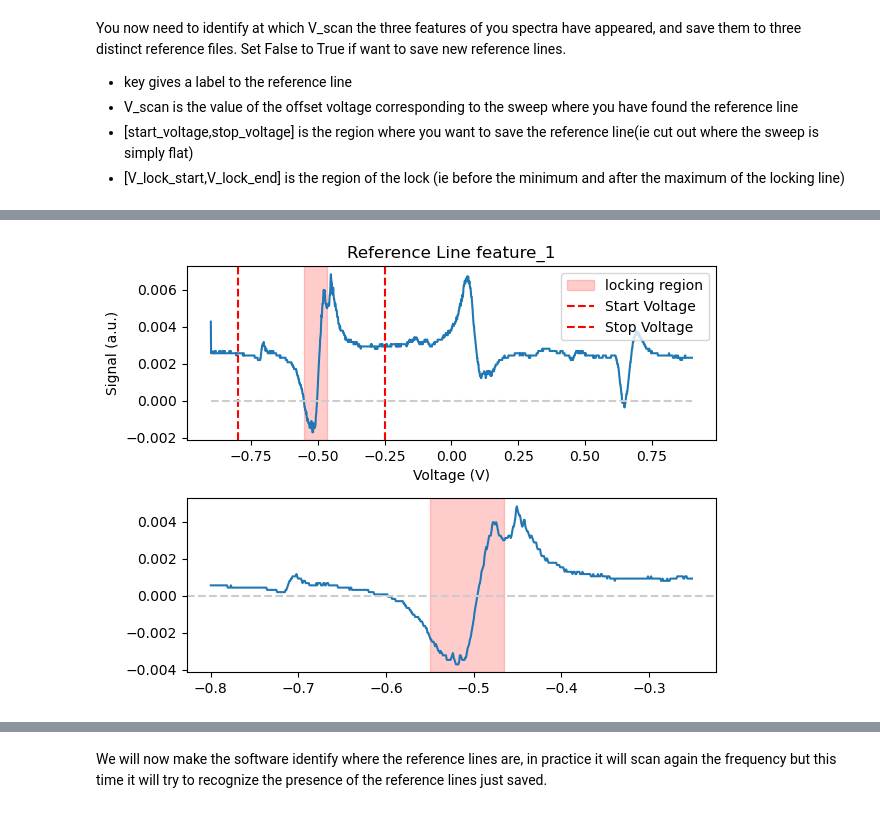
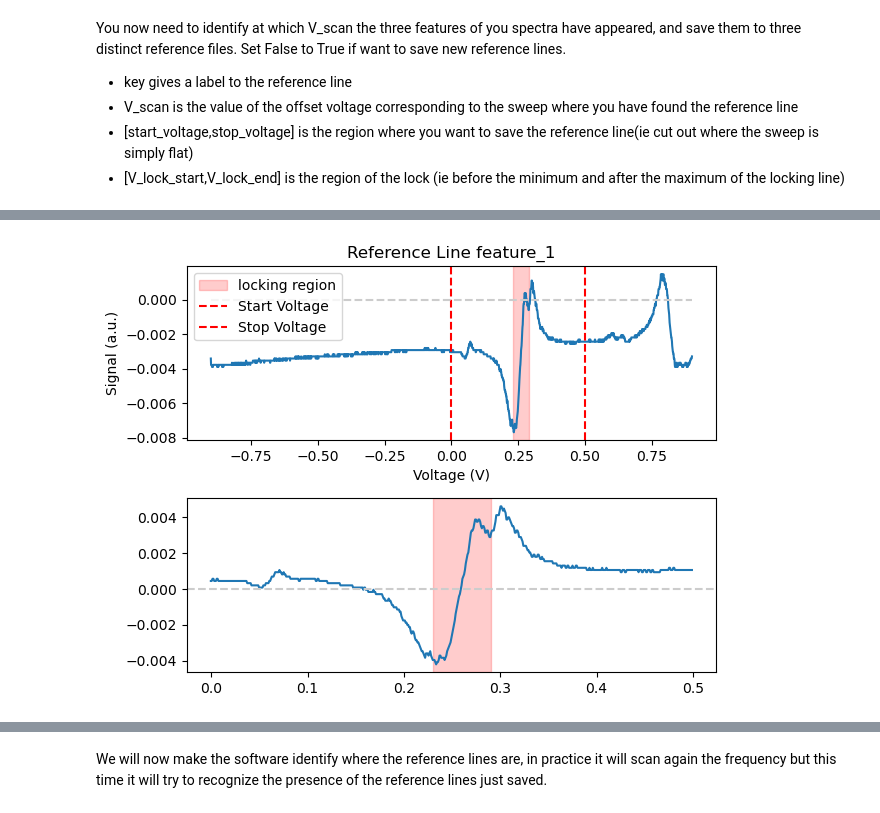
Before and after one commit to jack00look/RP_Spectroscopy, a Jupyter notebook: Notebook_Serafini.ipynb, the cells around one changed output, grey strips where cells are left out. Saved outputs shown, nothing was run; the diff lists cells and outputs as text; code cells hidden in the pictures.

```diff
--- a/Notebook_Serafini.ipynb
+++ b/Notebook_Serafini.ipynb
@@ -10,5 +12,5 @@ from spectroscopy_lib.LaserLockController import LaserLockController
 Inside the spectroscopy_lib folder you will find a linien_connect_config.yaml file, you will need to update it with your data before running the next cell
 # %%
 RP_interface = LinienHardwareInterface()
-RP_interface.set_debug_mode()
+#RP_interface.set_debug_mode()
 # %% [output]
@@ -76,5 +101,5 @@ RP_interface._basic_configure()
 if True:
     #RP_controller.reset_reference_lines()
     # replace the key and V_scan with the appropriate values for your features
-    RP_controller.save_reference_line(key = 'feature_1', V_scan = 0.94, start_voltage=-0.8, stop_voltage=-0.25, V_lock_start = -0.55, V_lock_end = -0.465,offset=-0.002)
+    RP_controller.save_reference_line(key = 'feature_1', V_scan = 0.97, start_voltage=0., stop_voltage=0.5, V_lock_start = 0.23, V_lock_end = 0.29, offset=0.0035)
 # %% [output]
@@ -84 +109 @@ if True:
-[figure, old version]
+[figure, new version]
```
Also changed, not shown: parts of 18 cells of this notebook, 8 other files.
